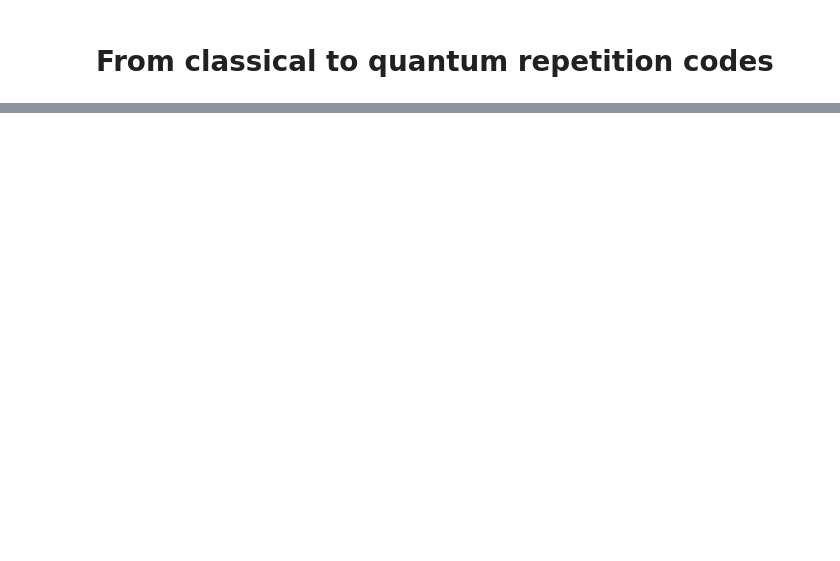
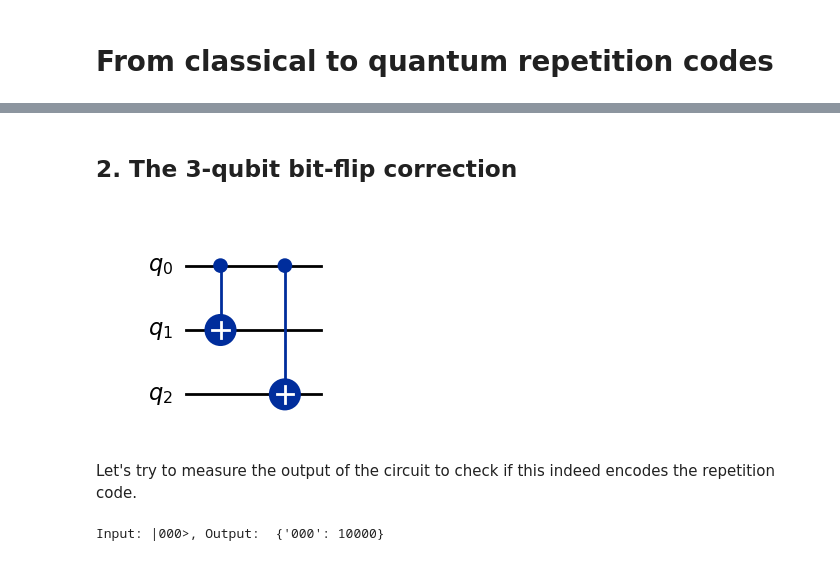
Before and after one commit to aQuetzalcoatlus/quantum-stepping-stones, a Jupyter notebook: 00-The_Basics.ipynb, the cells around one changed output, grey strips where cells are left out. Cells and saved outputs as stored; diff of their text form; code cells hidden in the pictures; blank space fills up the shorter version.

Commit message:
first steps of error correction

```diff
--- a/00-The_Basics.ipynb
+++ b/00-The_Basics.ipynb
@@ -60,7 +74,7 @@ rates: list[float] = [logical_error_rate("0", 3, p) for p in p_vals]
 rates_ideal: list[float] = [logical_error_rate_theo(p) for p in p_vals]
 # %%
 cwd: Path = Path.cwd()
-%matplotlib inline
+# %matplotlib inline
 with plt.xkcd():
     plt.rcParams["font.family"] = "Humor Sans"   # force this font
     fig_test, ax_test = plt.subplots(1,1)
@@ -69,10 +83,12 @@ with plt.xkcd():
     ax_test.scatter(p_vals, rates, alpha=0.5, s=10, label=r"Data from simulation")
     ax_test.set_ylabel("Logical error rate (10,000 trials)")
     ax_test.set_xlabel("Probability")
+    ax_test.vlines(x=0.5,ymin=0,ymax=1, linestyles='--', colors="C3", label=r"$p = 0.5$")
 
-    ax_test.legend()
+    ax_test.legend(loc="lower right")
     # fig_test.show()
     fig_test.suptitle("Logical error rates: 3-bit repetition code")
     fig_test.savefig(cwd / "plots" / "classical_error_rates.png", dpi=300)
 
 # fig_test.show();
+# plt.show()
@@ -80,0 +99,2 @@ with plt.xkcd():
+# %% [markdown]
+## 2. The 3-qubit bit-flip correction
@@ -80,0 +104,33 @@ with plt.xkcd():
+# %%
+def encode_bitflip(qc=None) -> QuantumCircuit:
+    if not qc:
+        qc = QuantumCircuit(3)
+    # Assume qubit 0 holds the original |ψ⟩, qubits 1 and 2 start in |0⟩
+    qc.cx(0, 1)  # copy state into qubit 1
+    qc.cx(0, 2)  # copy state into qubit 2
+    return qc
+# %%
+qc_encode = encode_bitflip()
+qc_encode.draw("mpl")
+# %% [output]
+[figure, added]
+# %% [markdown]
+Let's try to measure the output of the circuit to check if this indeed encodes the repetition code.
+# %%
+qc_encode.measure_all()
+sim = AerSimulator()
+
+# transpile the circuit for the chosen backend (qiskit aer)
+tqc: QuantumCircuit = transpile(qc_encode, sim)
+
+# create a job
+job = sim.run(tqc, shots=10_000)
+
+# define result object
+result = job.result()
+
+# result.get_counts returns a dict like {'010': 1}
+counts: dict = result.get_counts()
+print("Input: |000>, Output: ",counts)
+# %% [output]
+Input: |000>, Output:  {'000': 10000}
```
Also changed, not shown: parts of 13 cells of this notebook, 3 other files.
